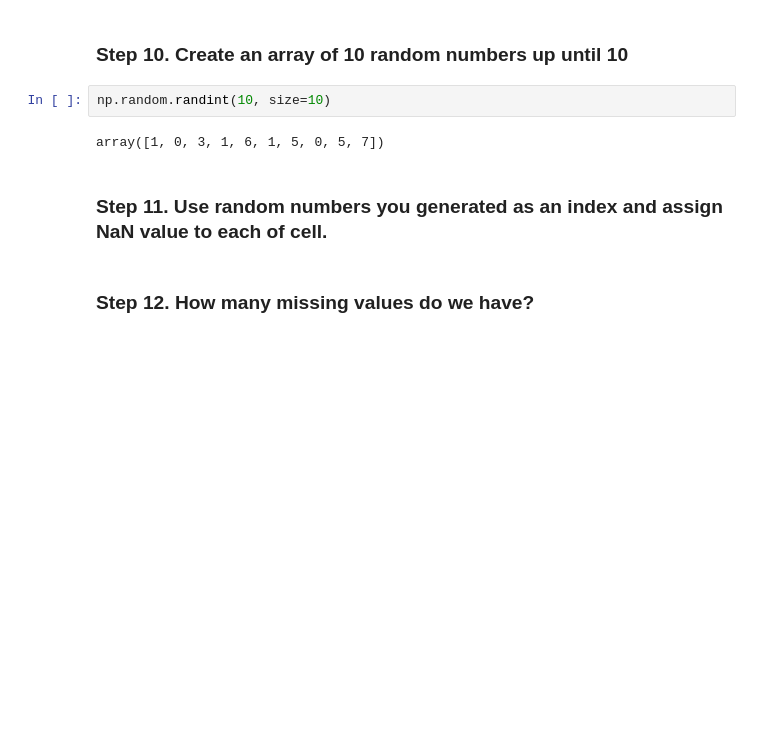
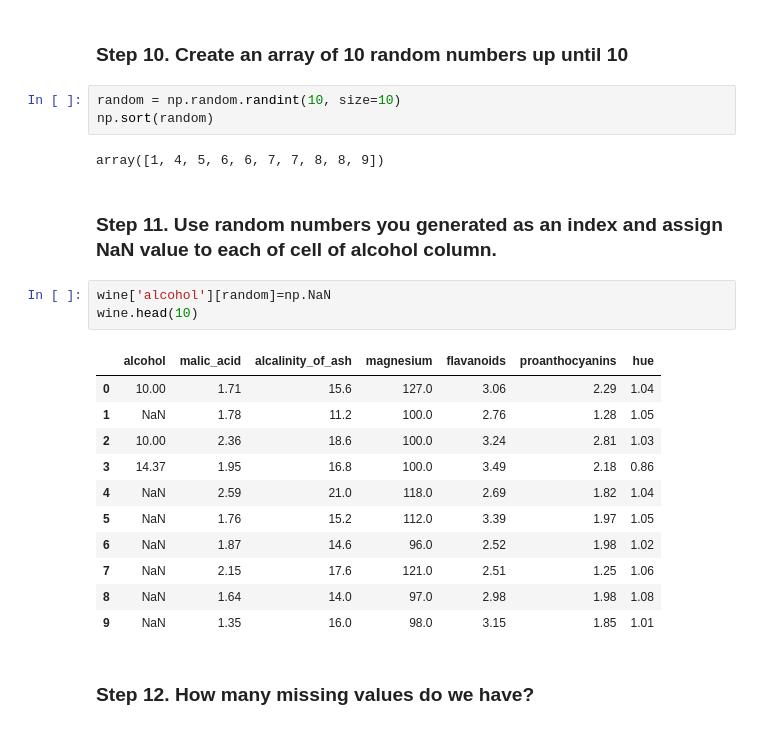
Before and after one commit to SwapnilSParkhe/Pandas-Exercises, a Jupyter notebook: 10_Deleting/Wine.ipynb, the cells around one changed output. Saved outputs shown, nothing was run; the diff lists cells and outputs as text; blank space fills up the shorter version.

```diff
--- a/10_Deleting/Wine.ipynb
+++ b/10_Deleting/Wine.ipynb
@@ -136,10 +140,26 @@ dtype: int64
 # %% [markdown]
 ### Step 10.  Create an array of 10 random numbers up until 10
 # %%
-np.random.randint(10, size=10)
+random = np.random.randint(10, size=10)
+np.sort(random)
 # %% [output]
-array([1, 0, 3, 1, 6, 1, 5, 0, 5, 7])
+array([1, 4, 5, 6, 6, 7, 7, 8, 8, 9])
 # %% [markdown]
-### Step 11.  Use random numbers you generated as an index and assign NaN value to each of cell.
+### Step 11.  Use random numbers you generated as an index and assign NaN value to each of cell of alcohol column.
+# %%
+wine['alcohol'][random]=np.NaN
+wine.head(10)
+# %% [output]
+|  | alcohol | malic_acid | alcalinity_of_ash | magnesium | flavanoids | proanthocyanins | hue |
+| 0 | 10.00 | 1.71 | 15.6 | 127.0 | 3.06 | 2.29 | 1.04 |
+| 1 | NaN | 1.78 | 11.2 | 100.0 | 2.76 | 1.28 | 1.05 |
+| 2 | 10.00 | 2.36 | 18.6 | 100.0 | 3.24 | 2.81 | 1.03 |
+| 3 | 14.37 | 1.95 | 16.8 | 100.0 | 3.49 | 2.18 | 0.86 |
+| 4 | NaN | 2.59 | 21.0 | 118.0 | 2.69 | 1.82 | 1.04 |
+| 5 | NaN | 1.76 | 15.2 | 112.0 | 3.39 | 1.97 | 1.05 |
+| 6 | NaN | 1.87 | 14.6 | 96.0 | 2.52 | 1.98 | 1.02 |
+| 7 | NaN | 2.15 | 17.6 | 121.0 | 2.51 | 1.25 | 1.06 |
+| 8 | NaN | 1.64 | 14.0 | 97.0 | 2.98 | 1.98 | 1.08 |
+| 9 | NaN | 1.35 | 16.0 | 98.0 | 3.15 | 1.85 | 1.01 |
 # %% [markdown]
 ### Step 12.  How many missing values do we have?
```
Also changed, not shown: parts of 5 cells of this notebook.
